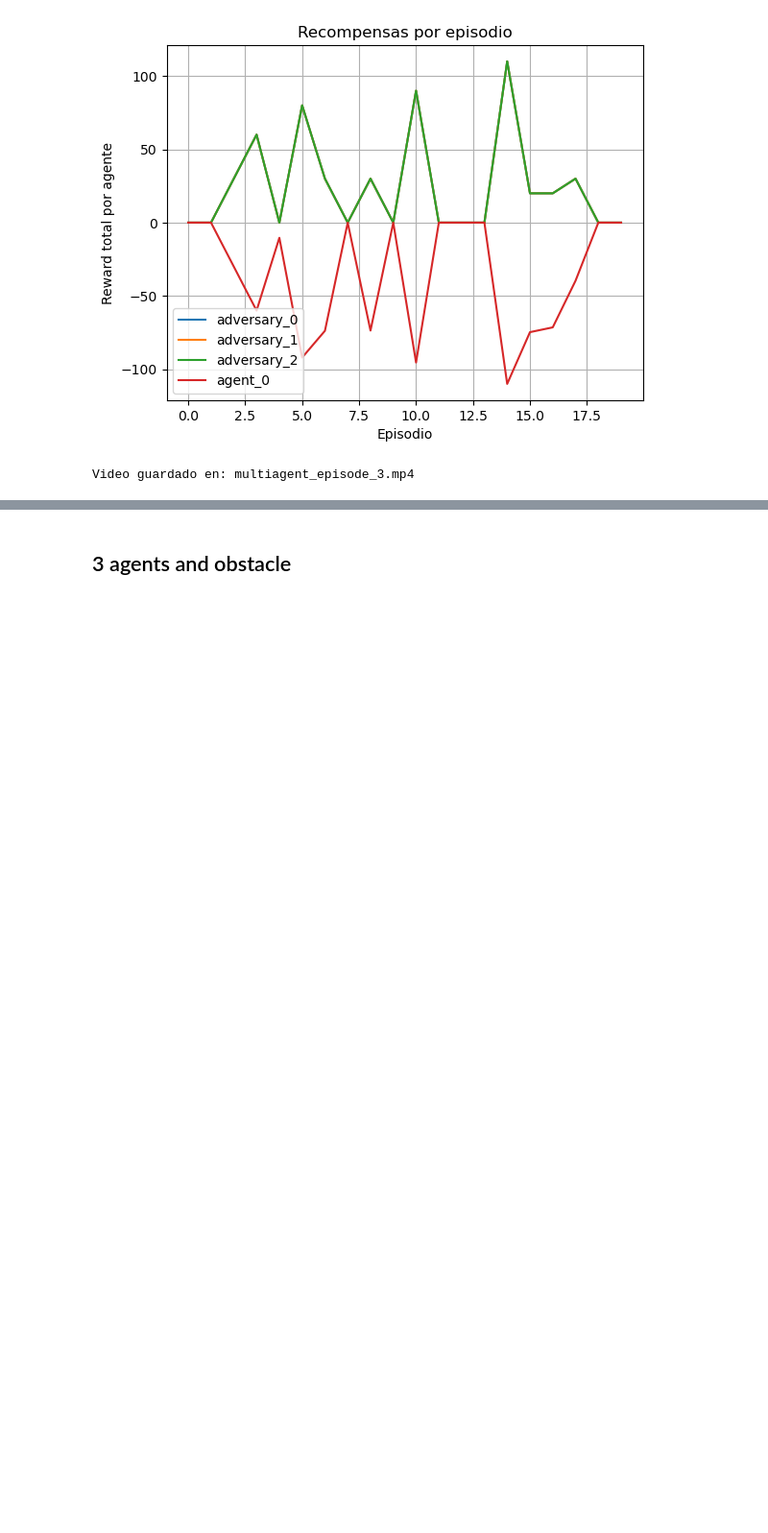
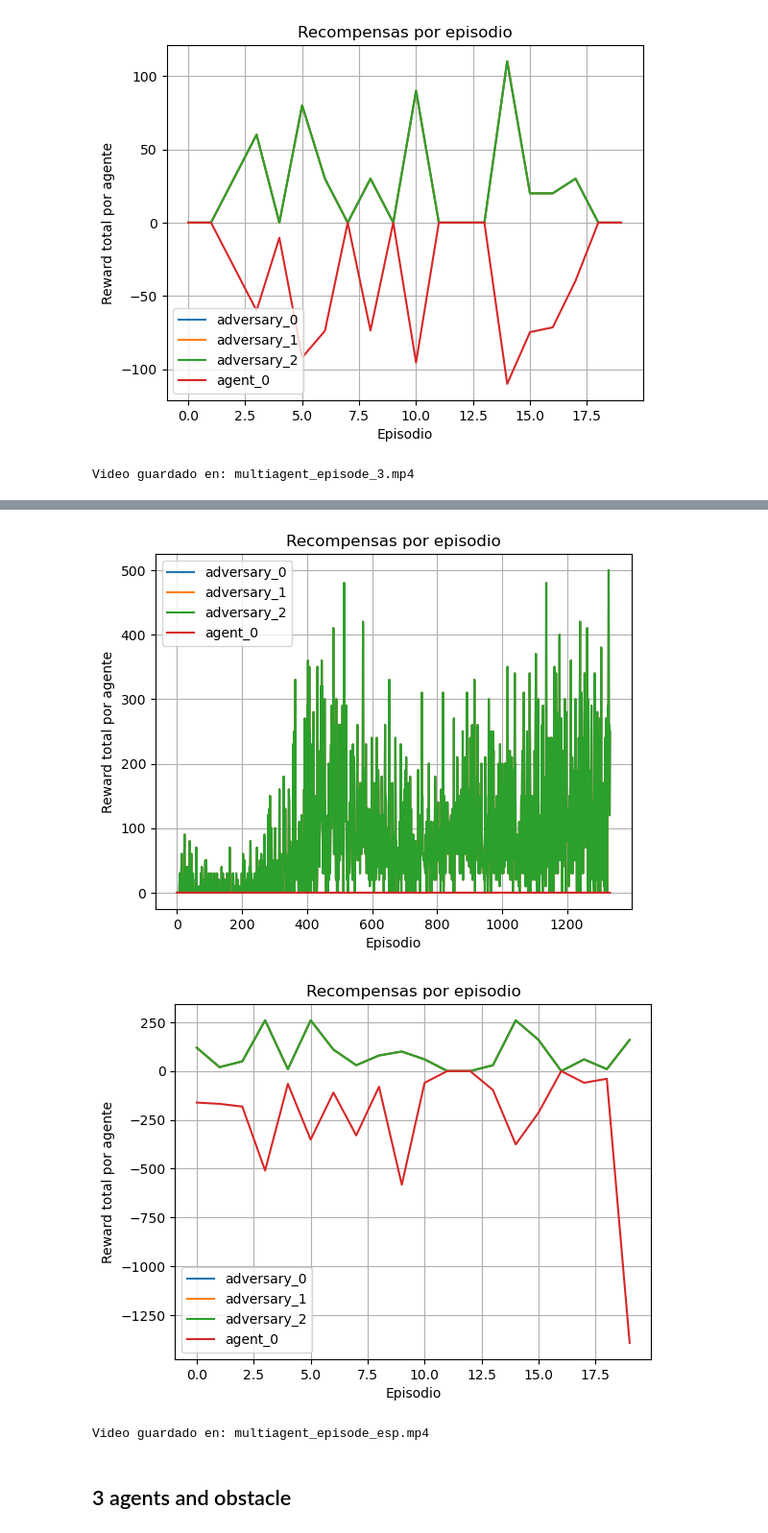
Before and after one commit to JuanHernandez-uc/Proyecto-RL, a Jupyter notebook: Experiments/MultiDQN_simple_tag.ipynb, the cells around one changed output, grey strips where cells are left out. Shown at 96% size. Cells and saved outputs as stored; diff of their text form; code cells hidden in the pictures; blank space fills up the shorter version.

Commit message:
3 agents con más pasos

```diff
--- a/Experiments/MultiDQN_simple_tag.ipynb
+++ b/Experiments/MultiDQN_simple_tag.ipynb
@@ -611,0 +614,32 @@ Video guardado en: multiagent_episode_3.mp4
+# %%
+# Crear entorno paralelo
+seed = 42
+env = simple_tag_v3.parallel_env(render_mode='rgb_array', num_good=1, num_adversaries=3, num_obstacles=0, max_cycles=150, dynamic_rescaling = True)
+env.reset(seed=seed)
+agents = env.agents
+
+dqn_params = {
+    "learning_rate": 1e-3,
+    "buffer_size": 100000,
+    "learning_starts": 5000,
+    "batch_size": 128,
+    "tau": 1.0,
+    "gamma": 0.99,
+    "train_freq": 16,
+    "gradient_steps": 4,
+    "target_update_interval": 1000,
+    "exploration_fraction": 0.1,
+    "exploration_initial_eps": 1,
+    "exploration_final_eps": 0.1,
+    "max_grad_norm": 10,
+    "verbose": 1,
+}
+
+# Inicializar agentes solo para los adversarios
+agent_dict = {
+    agent: DQN(env, **dqn_params)
+    for agent in agents if agent.startswith("adversary")
+}
+
+# Entrenar los agentes adversarios
+episode_rewards_esp, episode_losses_esp = learn_multiagent(env, agent_dict, total_timesteps=200000, log_interval=100)
@@ -612,3 +664,12 @@ Video guardado en: multiagent_episode_3.mp4
+# %%
+plot_total_rewards(episode_rewards_esp)
+rewards_esp = evaluate_agent_parallel(env, agent_dict, episodes=20)
+plot_total_rewards(rewards_esp)
+evaluate_multiagent_render_parallel(agent_dict, env, num_tests=5, save_path="multiagent_episode_esp.mp4", fps=5, max_steps=50)
+# %% [output]
+[figure, added]
+[figure, added]
+Video guardado en: multiagent_episode_esp.mp4
 # %% [markdown]
 ## 3 agents and obstacle
 # %%
```
Also changed, not shown: parts of 2 cells of this notebook.
